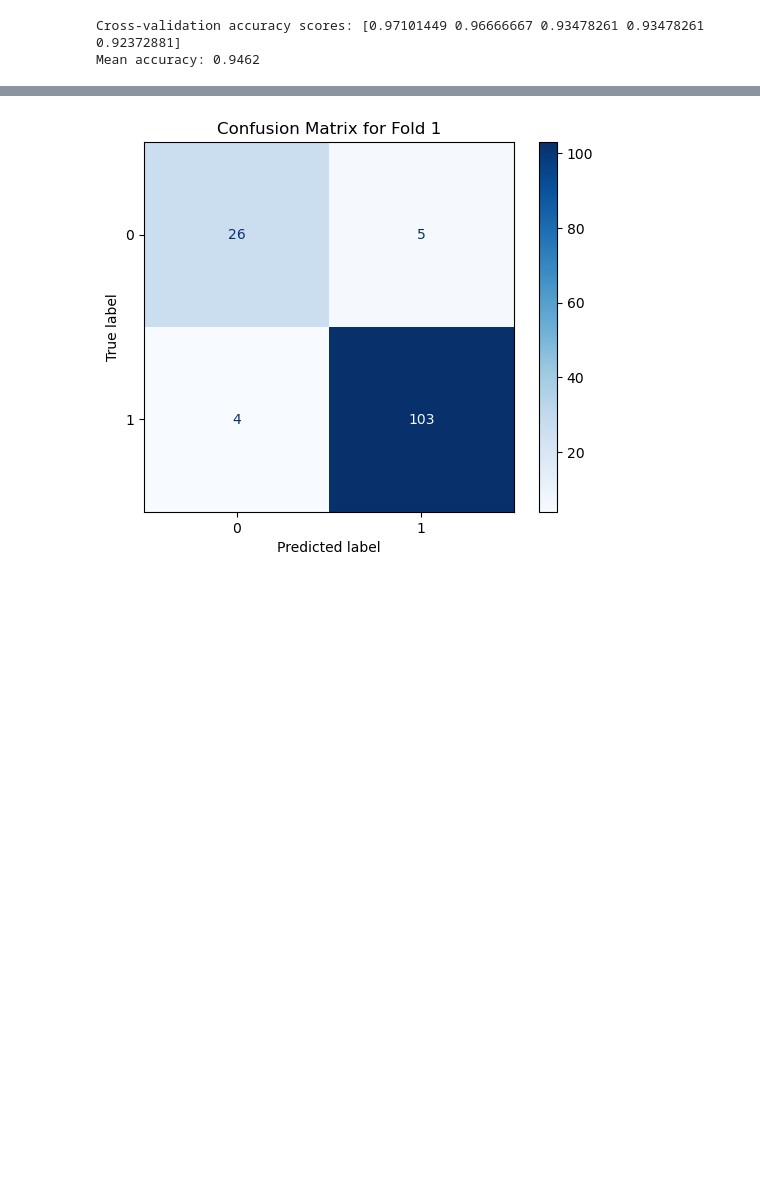
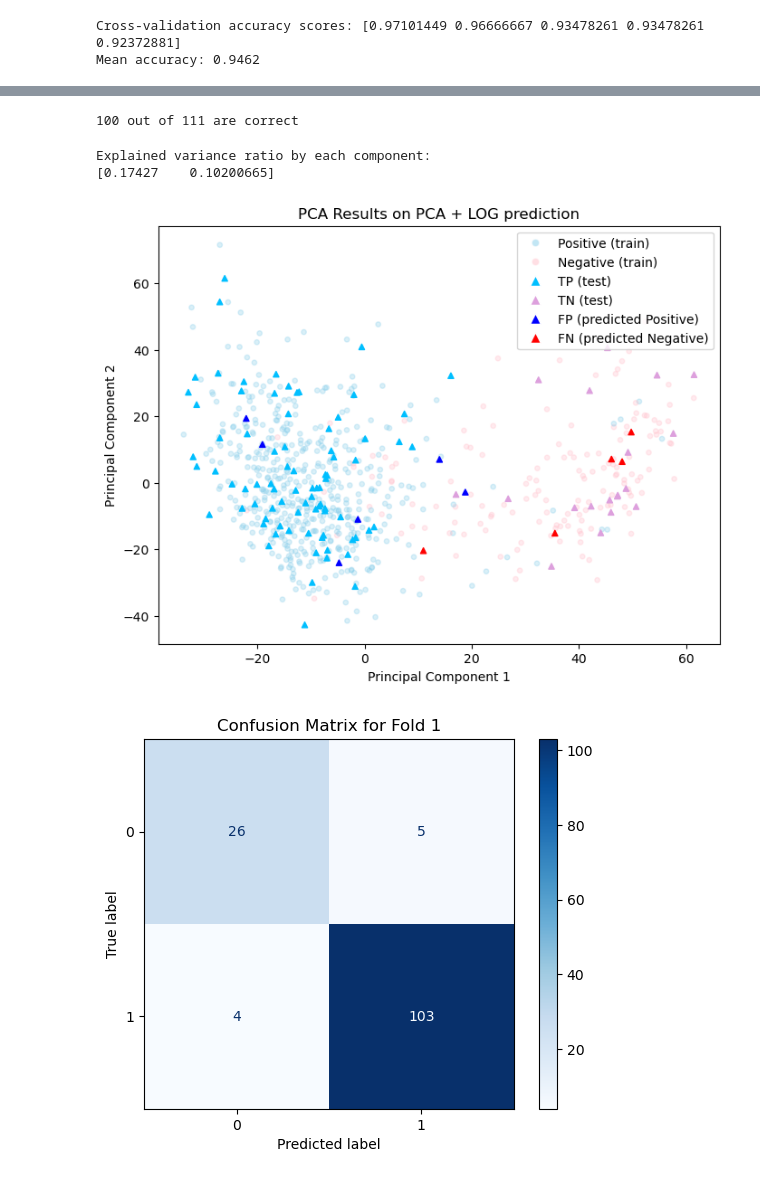
Before and after one commit to mjkim1001/DATA481-Breast_Cancer, a Jupyter notebook: Nick/Code/NickPCALog.ipynb, the cells around one changed output, grey strips where cells are left out. Saved outputs shown, nothing was run; the diff lists cells and outputs as text; code cells hidden in the pictures; blank space fills up the shorter version.

```diff
--- a/Nick/Code/NickPCALog.ipynb
+++ b/Nick/Code/NickPCALog.ipynb
@@ -180,0 +255,4 @@ Mean accuracy: 0.9462
+# %%
+test_predicted = pd.DataFrame(missingvalpred, columns=["ER_RF"])
+test_predicted["mRNA"] = test_X.index
+test_predicted = pd.merge(test_predicted, testdf[['ER']].reset_index(), on="mRNA", how='left')
@@ -180,0 +275,19 @@ Mean accuracy: 0.9462
+# %%
+print(f"{(test_predicted['ER_RF'] == test_predicted['ER']).sum()} out of {len(test_predicted)} are correct")
+# %% [output]
+100 out of 111 are correct
+# %%
+def check_difference(row):
+    if row['ER_RF'] == row['ER']:
+        if row['ER'] == 'Positive':
+            return "TP (test)"
+        elif row['ER'] == 'Negative':
+            return "TN (test)"
+    elif row['ER'] == 'Positive':
+        return "FN (predicted Negative)"
+    elif row['ER'] == 'Negative':
+        return "FP (predicted Positive)"
+    else:
+        return -1
+
+test_predicted['match_code'] = test_predicted.apply(check_difference, axis=1)
@@ -181,3 +401,14 @@ Mean accuracy: 0.9462
+# %%
+test_pca = pd.merge(df, test_predicted[['match_code', 'mRNA']], on="mRNA", how='left')
+test_pca.set_index("mRNA", inplace=True)
+# %%
+test_pca['ER'] = np.where(test_pca['match_code'].isna(), test_pca["ER"], test_pca['match_code'])
+# %%
+pca_df = plot_pca(test_pca.drop(columns=["match_code"]), 2, pcs = [1,2], mode = 'ER', title = "PCA + LOG prediction", scale = 200)
+# %% [output]
+Explained variance ratio by each component:
+[0.17427    0.10200665]
+[figure, added]
 # %%
 from sklearn.metrics import confusion_matrix, ConfusionMatrixDisplay
 import matplotlib.pyplot as plt
```
Also changed, not shown: parts of 15 cells of this notebook.
